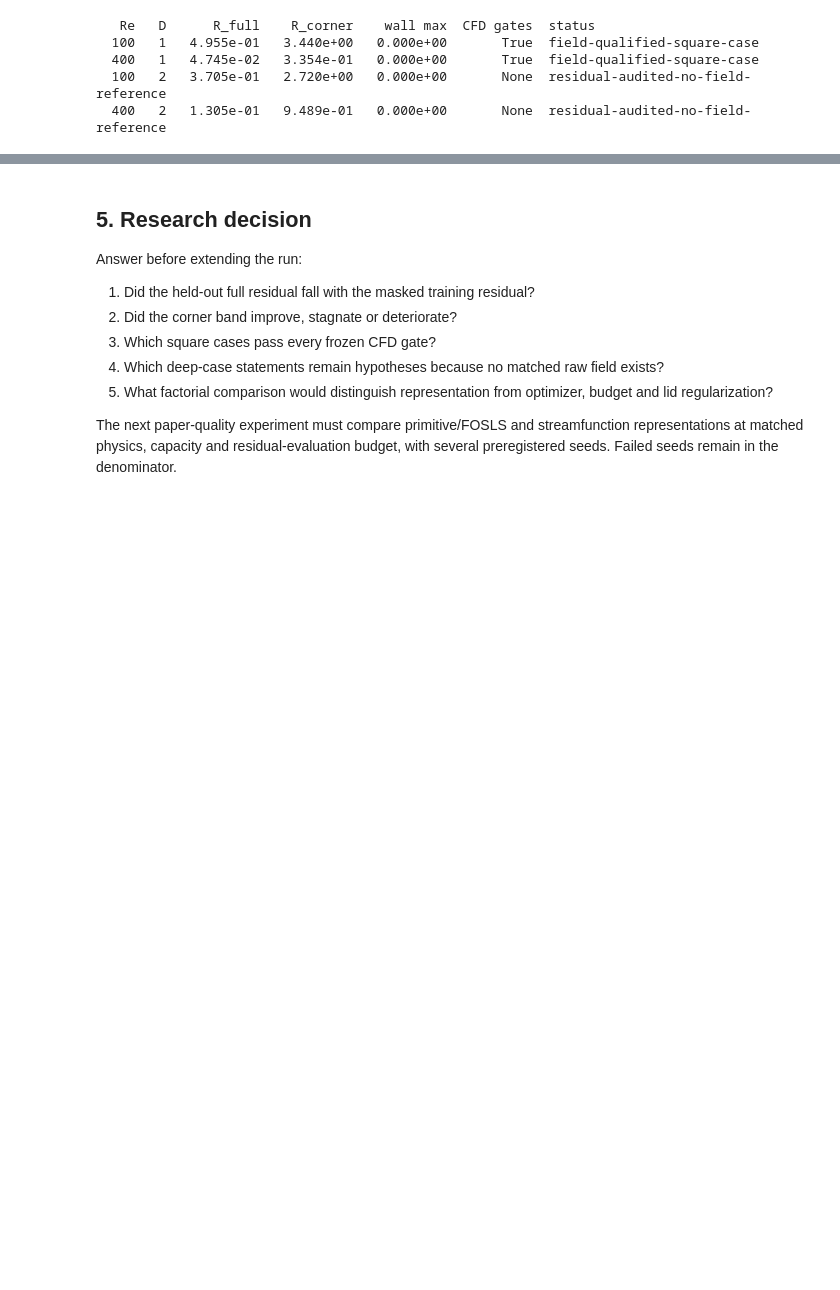
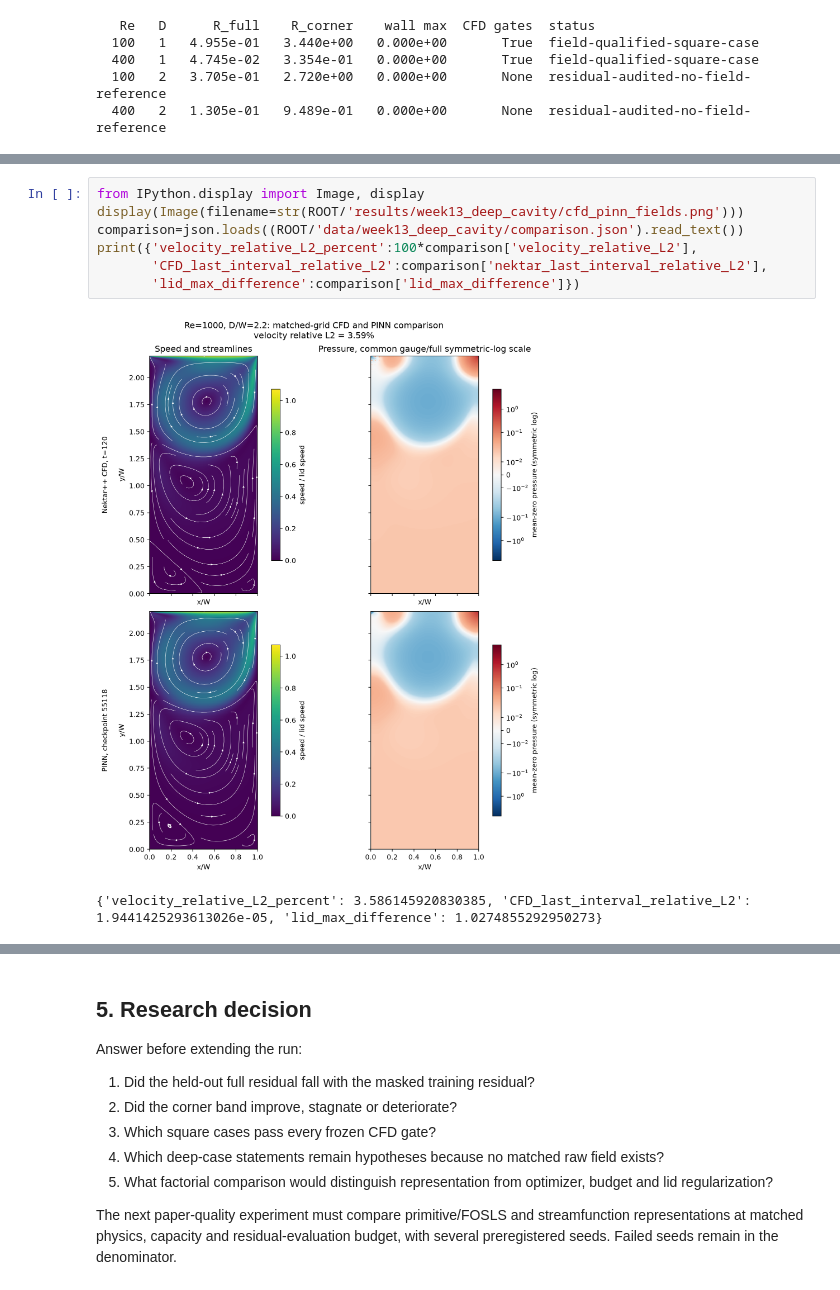
Before and after one commit to Ehsan-Roohi/FlowMLLab, a Jupyter notebook: notebooks/week13/W13_Rectangular_Cavity_PINN_Research.ipynb, the cells around one changed output, grey strips where cells are left out. Cells and saved outputs as stored; diff of their text form; blank space fills up the shorter version.

Commit message:
Fix Week 13 CFD comparisons and add Week 15 homepage figure

```diff
--- a/notebooks/week13/W13_Rectangular_Cavity_PINN_Research.ipynb
+++ b/notebooks/week13/W13_Rectangular_Cavity_PINN_Research.ipynb
@@ -352,0 +329,10 @@ plt.show()
+# %%
+from IPython.display import Image, display
+display(Image(filename=str(ROOT/'results/week13_deep_cavity/cfd_pinn_fields.png')))
+comparison=json.loads((ROOT/'data/week13_deep_cavity/comparison.json').read_text())
+print({'velocity_relative_L2_percent':100*comparison['velocity_relative_L2'],
+       'CFD_last_interval_relative_L2':comparison['nektar_last_interval_relative_L2'],
+       'lid_max_difference':comparison['lid_max_difference']})
+# %% [output]
+[figure, added]
+{'velocity_relative_L2_percent': 3.586145920830385, 'CFD_last_interval_relative_L2': 1.9441425293613026e-05, 'lid_max_difference': 1.0274855292950273}
```
Also changed, not shown: parts of 6 cells of this notebook, 11 other files.
